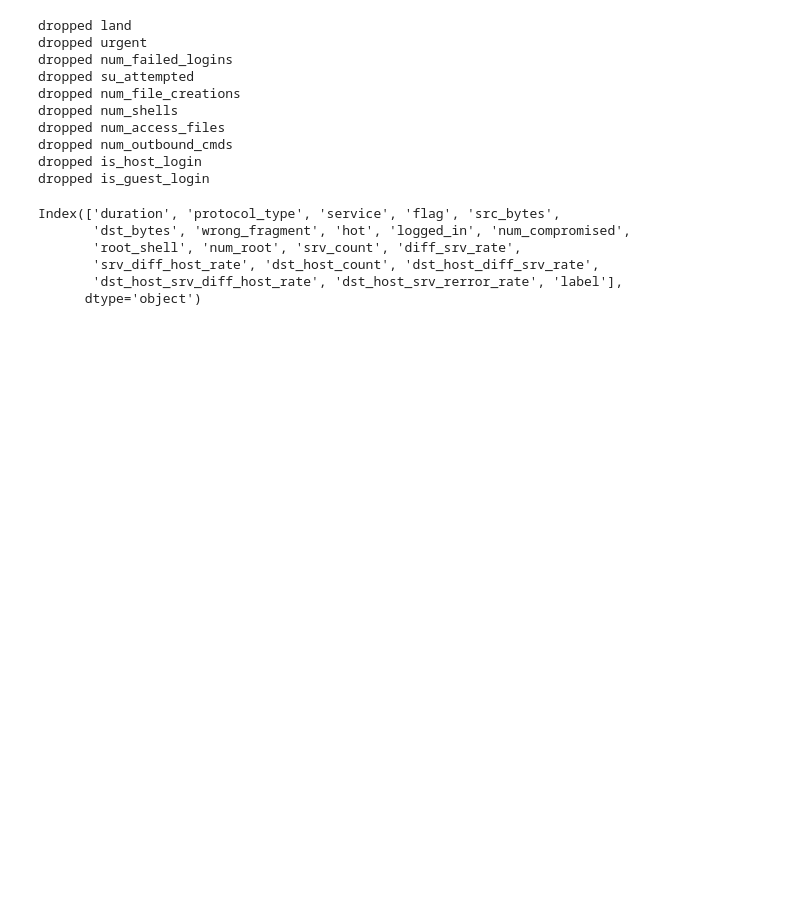
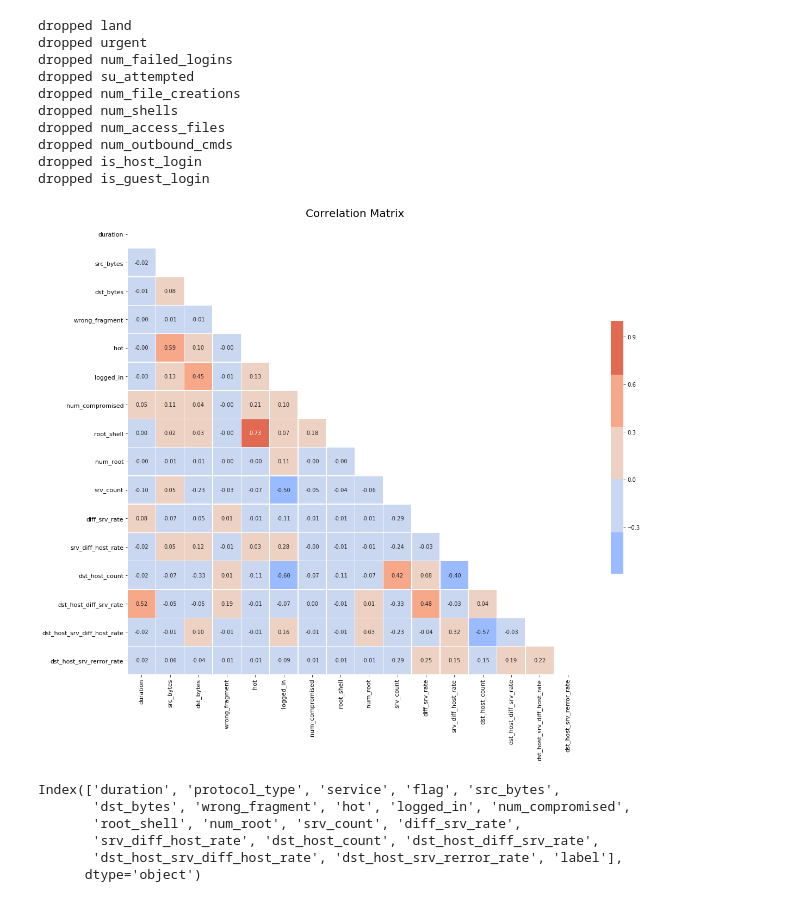
Before and after one commit to MnemoSemiotic/Analyzing-Network-Traffic_kdd99, a Jupyter notebook: Feature_Engineering_and_Modeling.ipynb, the cells around one changed output. Cells and saved outputs as stored; diff of their text form; code cells hidden in the pictures; blank space fills up the shorter version.

```diff
--- a/Feature_Engineering_and_Modeling.ipynb
+++ b/Feature_Engineering_and_Modeling.ipynb
@@ -115,6 +115,20 @@ dropped num_access_files
 dropped num_outbound_cmds
 dropped is_host_login
 dropped is_guest_login
+# %%
+corr = df.corr()
+mask = np.zeros_like(corr, dtype=np.bool)
+mask[np.triu_indices_from(mask)] = True
+f, ax = plt.subplots(figsize=(17,15))
+cmap = sns.color_palette('coolwarm')
+sns.heatmap(corr, mask=mask, cmap=cmap, center=0, square=True, linewidths=.5,
+            yticklabels=True, annot=True, fmt='.2f', cbar_kws={'shrink':.5})
+plt.title('Correlation Matrix', fontsize=20)
+plt.xticks(rotation=90, fontsize=11)
+plt.yticks(rotation=0, fontsize=11)
+plt.tight_layout()
+# %% [output]
+[figure, added]
 # %%
 df.columns
 # %% [output]
```
Also changed, not shown: parts of 2 cells of this notebook, 2 other files.
